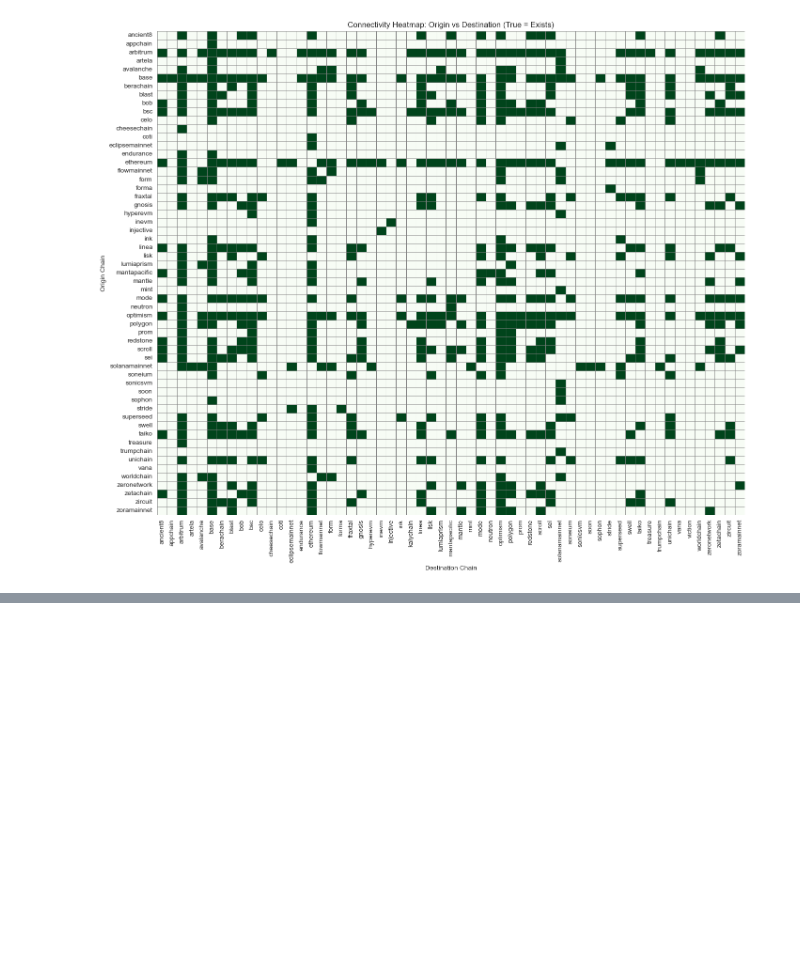
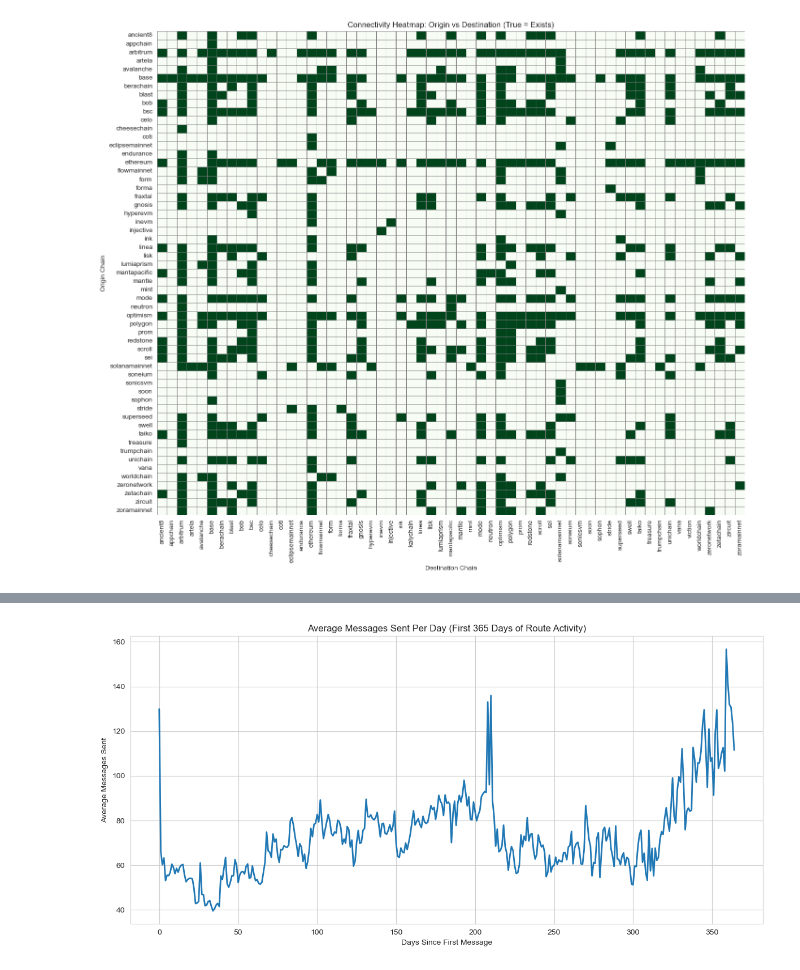
Before and after one commit to fabianriewe/hyperlane-jupyter, a Jupyter notebook: basic-stats.ipynb, the cells around one changed output, grey strips where cells are left out. Cells and saved outputs as stored; diff of their text form; code cells hidden in the pictures; blank space fills up the shorter version.

```diff
--- a/basic-stats.ipynb
+++ b/basic-stats.ipynb
@@ -233,0 +306,23 @@ plt.tight_layout()
+# %%
+# STEP 1: Get first and last active day per route
+route_activity_span = df.groupby('route_id')['date'].agg(['min', 'max']).reset_index()
+route_activity_span['days_active'] = (route_activity_span['max'] - route_activity_span['min']).dt.days
+
+# STEP 2: Build full index with all valid (route, days_since_first_message)
+full_index = pd.concat([
+    pd.DataFrame({
+        'route_id': [row['route_id']] * (row['days_active'] + 1),
+        'days_since_first_message': list(range(row['days_active'] + 1))
+    })
+    for _, row in route_activity_span.iterrows()
+], ignore_index=True)
+
+# STEP 3: Create actual cohort stats from main df
+df['cohort'] = df.groupby('route_id')['date'].transform('min')
+df['days_since_first_message'] = (df['date'] - df['cohort']).dt.days
+cohort_stats = df.groupby(['route_id', 'days_since_first_message']).size().reset_index(name='messages_sent')
+
+# STEP 4: Merge full index with actual data and fill missing days with 0
+cohort_complete = pd.merge(full_index, cohort_stats, on=['route_id', 'days_since_first_message'], how='left')
+cohort_complete['messages_sent'] = cohort_complete['messages_sent'].fillna(0).astype(int)
+cohort_complete
@@ -233,0 +343,22 @@ plt.tight_layout()
+# %%
+# Filter only the first 365 days per route
+filtered = cohort_complete[cohort_complete['days_since_first_message'] <= 364]
+
+# Compute average per day across all routes
+average_messages_per_day = (
+    filtered.groupby('days_since_first_message')['messages_sent']
+    .mean()
+    .reset_index(name='average_messages_sent')
+)
+
+# Plot line chart
+plt.figure(figsize=(12, 6))
+plt.plot(average_messages_per_day['days_since_first_message'], average_messages_per_day['average_messages_sent'], linewidth=2)
+
+plt.title('Average Messages Sent Per Day (First 365 Days of Route Activity)')
+plt.xlabel('Days Since First Message')
+plt.ylabel('Average Messages Sent')
+plt.grid(True)
+plt.tight_layout()
+# %% [output]
+[figure, added]
```
Also changed, not shown: parts of 9 cells of this notebook.
